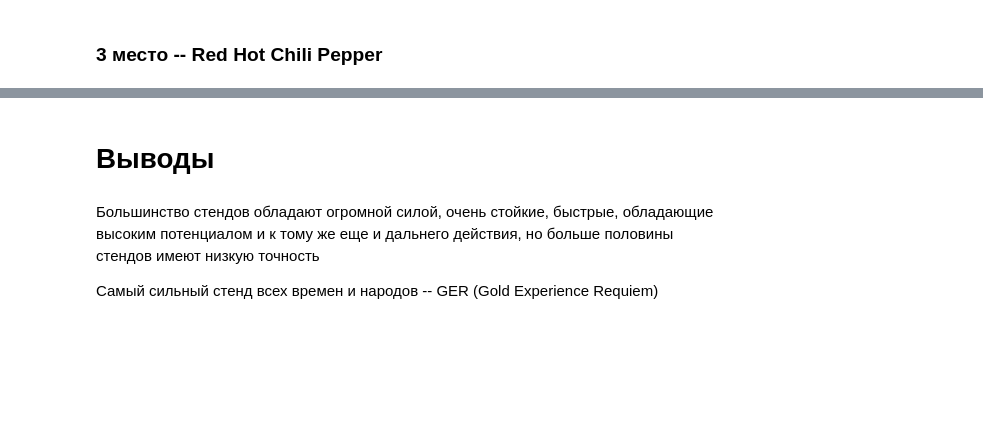
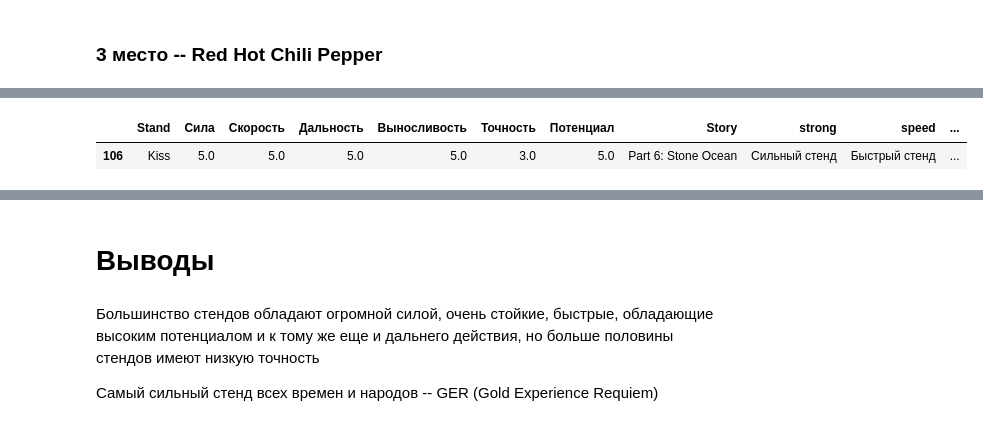
Before and after one commit to BogdanG888G/JOJO_stands, a Jupyter notebook: JOJO_stands.ipynb, the cells around one changed output, grey strips where cells are left out. Drawn from its saved outputs; the diff is of its cells as text; code cells hidden in the pictures; blank space fills up the shorter version.

```diff
--- a/JOJO_stands.ipynb
+++ b/JOJO_stands.ipynb
@@ -1526,0 +1561,27 @@ red_hot_polar.show()
+# %%
+kiss_params = begin_dataset[
+    begin_dataset['Stand'] == 'Kiss'
+]
+display(kiss_params)
+
+
+kiss_values = kiss_params[stats_columns].values[0].tolist()
+
+kiss_diag = px.line_polar(r = kiss_values,
+                          theta=stats_columns,
+                          line_close = True,
+                          markers = True,
+                          color_discrete_sequence=['#E5B749'],
+                          width = 500)
+
+kiss_diag.update_layout(title = {'text': f'Параметры стенда "Kiss", общий балл {top_stands.iloc[3, 14]}', 'x': 0.5, 'font_color': 'white'},
+                        paper_bgcolor = '#BF6753',
+                        polar = {'bgcolor': '#D37366',
+                            'angularaxis': {'color': 'white', 'linecolor': 'white', 'gridcolor': 'white'},
+                            'radialaxis': {'color': 'white', 'linecolor': 'white', 'gridcolor': 'white'}}
+                            )
+kiss_diag.update_traces(fill = 'toself')
+kiss_diag.show()
+# %% [output]
+|  | Stand | Сила | Скорость | Дальность | Выносливость | Точность | Потенциал | Story | strong | speed | ... |
+| 106 | Kiss | 5.0 | 5.0 | 5.0 | 5.0 | 3.0 | 5.0 | Part 6: Stone Ocean | Сильный стенд | Быстрый стенд | ... |
```
Also changed, not shown: parts of 54 cells of this notebook.
